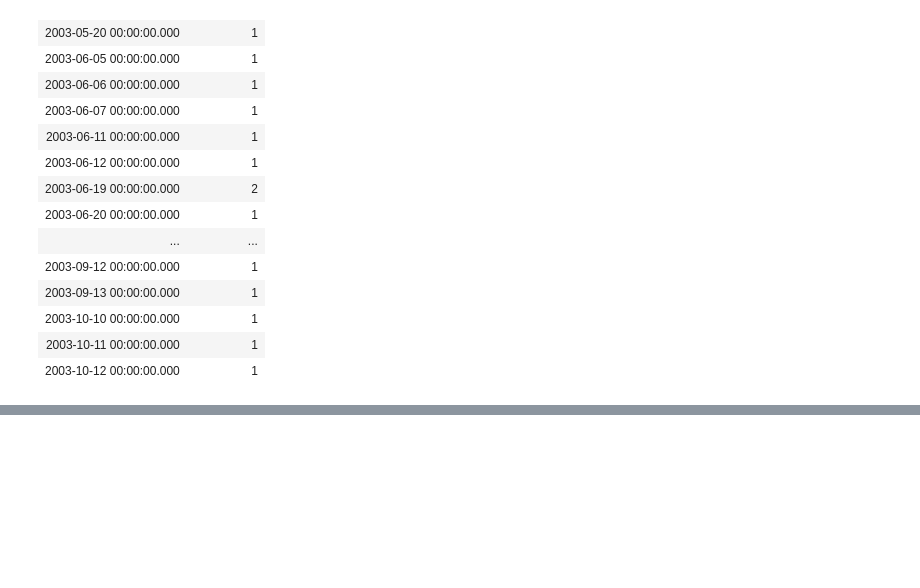
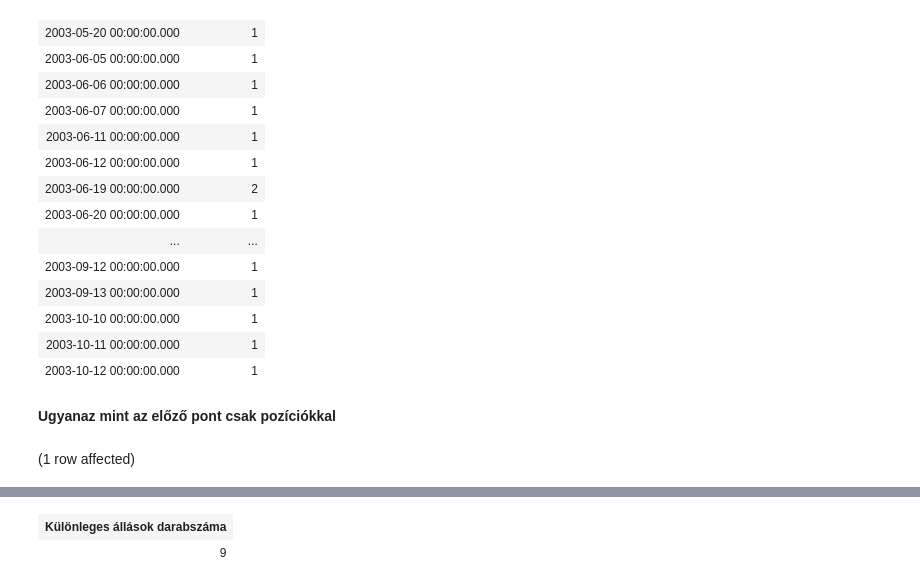
Before and after one commit to hodver/sql_hf1, a Jupyter notebook: hf1_diakmunka.ipynb, the cells around one changed output, grey strips where cells are left out. Cells and saved outputs as stored; diff of their text form; code cells hidden in the pictures; blank space fills up the shorter version.

```diff
--- a/hf1_diakmunka.ipynb
+++ b/hf1_diakmunka.ipynb
@@ -192,3 +192,11 @@ Total execution time: 00:00:00.023
 | 2003-10-10 00:00:00.000 | 1 |
 | 2003-10-11 00:00:00.000 | 1 |
 | 2003-10-12 00:00:00.000 | 1 |
+# %% [markdown]
+**Ugyanaz mint az előző pont csak pozíciókkal**
+# %%
+SELECT COUNT(DISTINCT allas) AS 'Különleges állások darabszáma'
+FROM munka
+WHERE allas IS NOT NULL
+# %% [output]
+(1 row affected)
@@ -194,0 +204,2 @@ Total execution time: 00:00:00.023
+| Különleges állások darabszáma |
+| 9 |
```
Also changed, not shown: parts of 2 cells of this notebook.
